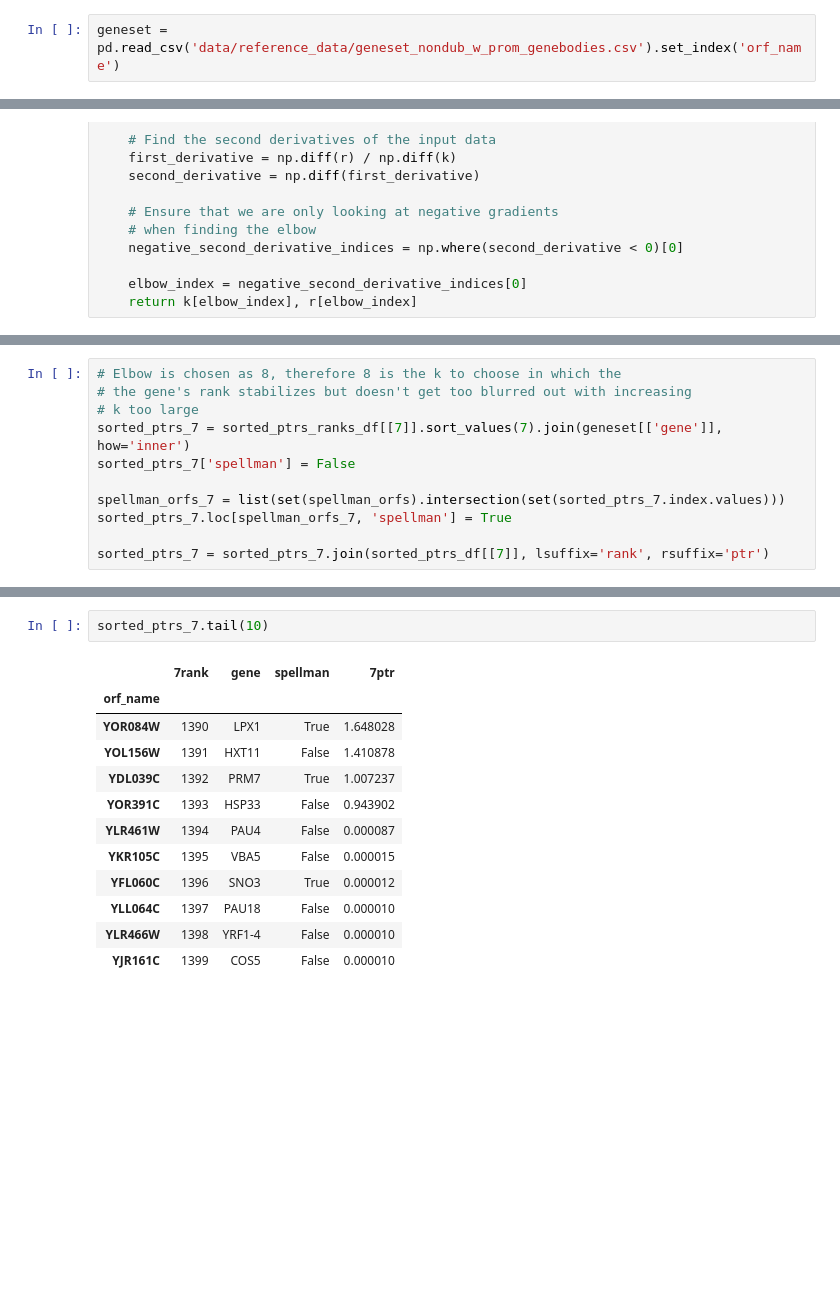
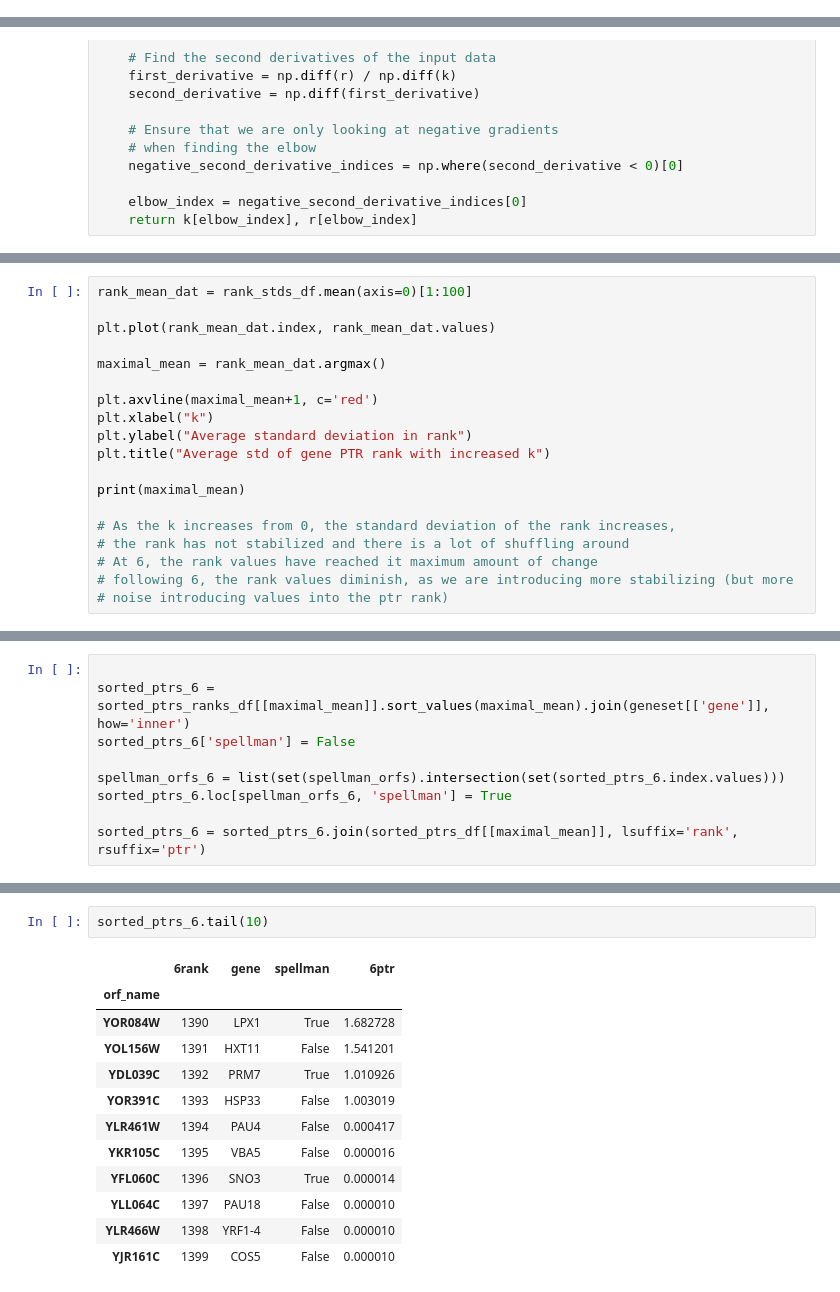
Before and after one commit to HarteminkLab/cell-cycle-deconv, a Jupyter notebook: 19_Chromatin_PTR_Analysis.ipynb, the cells around one changed output, grey strips where cells are left out. Drawn from its saved outputs; the diff is of its cells as text; blank space fills up the shorter version.

```diff
--- a/19_Chromatin_PTR_Analysis.ipynb
+++ b/19_Chromatin_PTR_Analysis.ipynb
@@ -16,5 +16,3 @@ Possibly sweep for what k values can be reasonable. Maybe think through how we c
 import numpy as np
 import pandas as pd
 import matplotlib.pyplot as plt
-# %%
-geneset = pd.read_csv('data/reference_data/geneset_nondub_w_prom_genebodies.csv').set_index('orf_name')
@@ -200,0 +191,19 @@ print(elbow)
+# %%
+rank_mean_dat = rank_stds_df.mean(axis=0)[1:100]
+
+plt.plot(rank_mean_dat.index, rank_mean_dat.values)
+
+maximal_mean = rank_mean_dat.argmax()
+
+plt.axvline(maximal_mean+1, c='red')
+plt.xlabel("k")
+plt.ylabel("Average standard deviation in rank")
+plt.title("Average std of gene PTR rank with increased k")
+
+print(maximal_mean)
+
+# As the k increases from 0, the standard deviation of the rank increases,
+# the rank has not stabilized and there is a lot of shuffling around
+# At 6, the rank values have reached it maximum amount of change
+# following 6, the rank values diminish, as we are introducing more stabilizing (but more
+# noise introducing values into the ptr rank)
@@ -201,12 +213,10 @@ print(elbow)
 # %%
-# Elbow is chosen as 8, therefore 8 is the k to choose in which the
-# the gene's rank stabilizes but doesn't get too blurred out with increasing
-# k too large
-sorted_ptrs_7 = sorted_ptrs_ranks_df[[7]].sort_values(7).join(geneset[['gene']], how='inner')
-sorted_ptrs_7['spellman'] = False
 
-spellman_orfs_7 = list(set(spellman_orfs).intersection(set(sorted_ptrs_7.index.values)))
-sorted_ptrs_7.loc[spellman_orfs_7, 'spellman'] = True
+sorted_ptrs_6 = sorted_ptrs_ranks_df[[maximal_mean]].sort_values(maximal_mean).join(geneset[['gene']], how='inner')
+sorted_ptrs_6['spellman'] = False
 
-sorted_ptrs_7 = sorted_ptrs_7.join(sorted_ptrs_df[[7]], lsuffix='rank', rsuffix='ptr')
+spellman_orfs_6 = list(set(spellman_orfs).intersection(set(sorted_ptrs_6.index.values)))
+sorted_ptrs_6.loc[spellman_orfs_6, 'spellman'] = True
+
+sorted_ptrs_6 = sorted_ptrs_6.join(sorted_ptrs_df[[maximal_mean]], lsuffix='rank', rsuffix='ptr')
 # %%
@@ -240,15 +250,15 @@ sorted_ptrs_7.head(10)
 # %%
-sorted_ptrs_7.tail(10)
+sorted_ptrs_6.tail(10)
 # %% [output]
-|  | 7rank | gene | spellman | 7ptr |
+|  | 6rank | gene | spellman | 6ptr |
 | orf_name |  |  |  |  |
-| YOR084W | 1390 | LPX1 | True | 1.648028 |
-| YOL156W | 1391 | HXT11 | False | 1.410878 |
-| YDL039C | 1392 | PRM7 | True | 1.007237 |
-| YOR391C | 1393 | HSP33 | False | 0.943902 |
-| YLR461W | 1394 | PAU4 | False | 0.000087 |
-| YKR105C | 1395 | VBA5 | False | 0.000015 |
-| YFL060C | 1396 | SNO3 | True | 0.000012 |
+| YOR084W | 1390 | LPX1 | True | 1.682728 |
+| YOL156W | 1391 | HXT11 | False | 1.541201 |
+| YDL039C | 1392 | PRM7 | True | 1.010926 |
+| YOR391C | 1393 | HSP33 | False | 1.003019 |
+| YLR461W | 1394 | PAU4 | False | 0.000417 |
+| YKR105C | 1395 | VBA5 | False | 0.000016 |
+| YFL060C | 1396 | SNO3 | True | 0.000014 |
 | YLL064C | 1397 | PAU18 | False | 0.000010 |
 | YLR466W | 1398 | YRF1-4 | False | 0.000010 |
 | YJR161C | 1399 | COS5 | False | 0.000010 |
```
Also changed, not shown: parts of 16 cells of this notebook, 2 other files.
